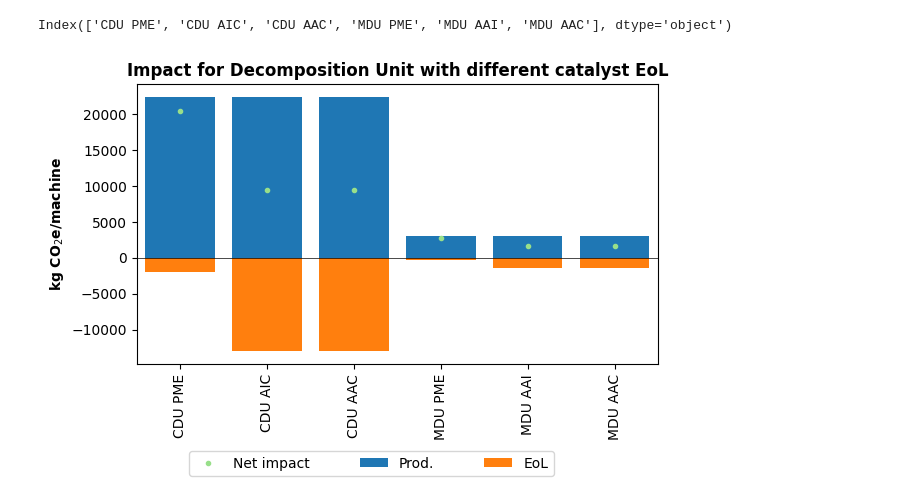
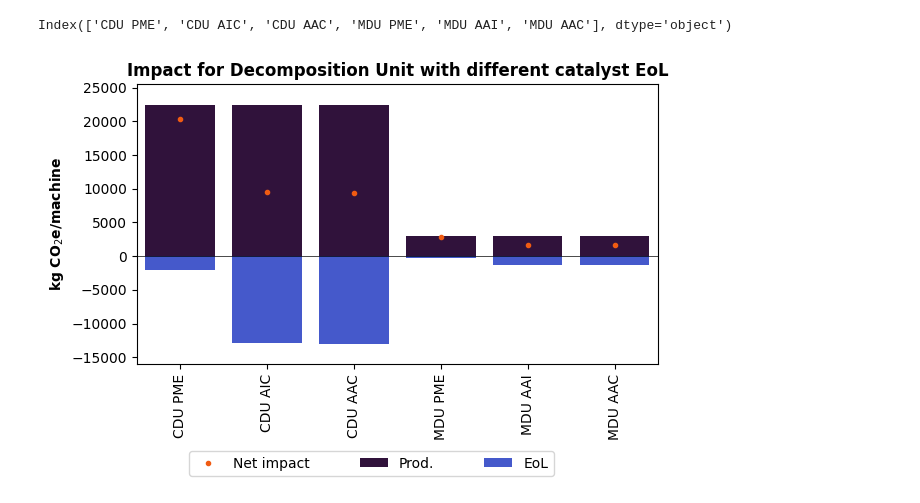
Before and after one commit to RuneWF/Single-use-vs-multi-use-in-health-care, a Jupyter notebook: Brighway/EoL_DU.ipynb, the cells around one changed output. Drawn from its saved outputs; the diff is of its cells as text; code cells hidden in the pictures.

```diff
--- a/Brighway/EoL_DU.ipynb
+++ b/Brighway/EoL_DU.ipynb
@@ -9,7 +23,7 @@ import math
 # %%
-file = r'D:\UNI\MILJOETEK\4. semester\Calculations\Data.xlsx'
+file = r'Data.xlsx'
 sheet = 'EoL DU'
-save_dir = r'D:\UNI\MILJOETEK\4. semester\Calculations\Hospital_CDU_MDU'
+save_dir = r'Hospital_CDU_MDU'
 # Create the directory if it doesn't exist
 os.makedirs(save_dir, exist_ok=True)
 data = pd.read_excel(file, sheet_name=sheet)
@@ -27,9 +41,12 @@ col_to_plot
 Index(['CDU PME', 'CDU AIC', 'CDU AAC', 'MDU PME', 'MDU AAI', 'MDU AAC'], dtype='object')
 # %%
 plot_legend = ['Net impact', 'Prod.', 'EoL']
+# %%
+temp = [0] * 11
+colors = plot_colors(temp,'turbo')
 # %%
-cmap = plt.cm.get_cmap('tab20')
-colors = [cmap(i) for i in np.linspace(0, 1.5, 12)]
+# cmap = plt.cm.get_cmap('tab20')
+# colors = [cmap(i) for i in np.linspace(0, 1.5, 12)]
 
 bottom_positive = np.zeros(len(data['CDU PME']))
 bottom_negative = np.zeros(len(data['CDU PME']))
@@ -42,32 +59,33 @@ for k in range(col_to_plot_len):
     for i, (share, item) in enumerate(zip(data[scenario], data['Process'])):
         if share >= 0:
             ax.bar(x[k], share, bottom=bottom_positive[i], label=item, color=colors[i])
             bottom_positive[i] += share
         else:
             ax.bar(x[k], share, bottom=bottom_negative[i], label=item, color=colors[i])
             bottom_negative[i] += share
         sum_values[k] += share  # Accumulate the sum for each scenario
     bottom_positive = np.zeros(len(data['CDU PME']))
     bottom_negative = np.zeros(len(data['CDU PME']))
 
-ax.plot(x, sum_values,'.', color=colors[2], label='Total')  # 'ko' for black dots
+ax.plot(x, sum_values,'.', color=colors[8], label='Total')  # 'ko' for black dots
 
 index = np.arange(col_to_plot_len)
 ax.set_xticks(index)
 ax.set_xticklabels(col_to_plot)
 plt.xticks(rotation=90)
 plt.ylabel('kg CO$_2$e/machine', weight='bold')
 plt.title('Impact for Decomposition Unit with different catalyst EoL', weight='bold')
 
 plt.xlim(-0.5,5.5)
+plt.ylim(-16000,25500)
 
 
 ax.legend(plot_legend, bbox_to_anchor=(0.1, -0.4, 0.7, 0.2), loc="lower left", mode="expand", borderaxespad=0, ncol=3)
 ax.hlines(0,-0.5,5.5, color='k',linewidth=.5)
 
 # Show the plot
 plt.tight_layout()
 plt.savefig(os.path.join(save_dir, 'EoL_DU_comparison.jpg'), bbox_inches='tight')
 plt.show()
 # %% [output]
-[figure, old version]
+[figure, new version]
```
Also changed, not shown: parts of 2 cells of this notebook, 14 other files.
